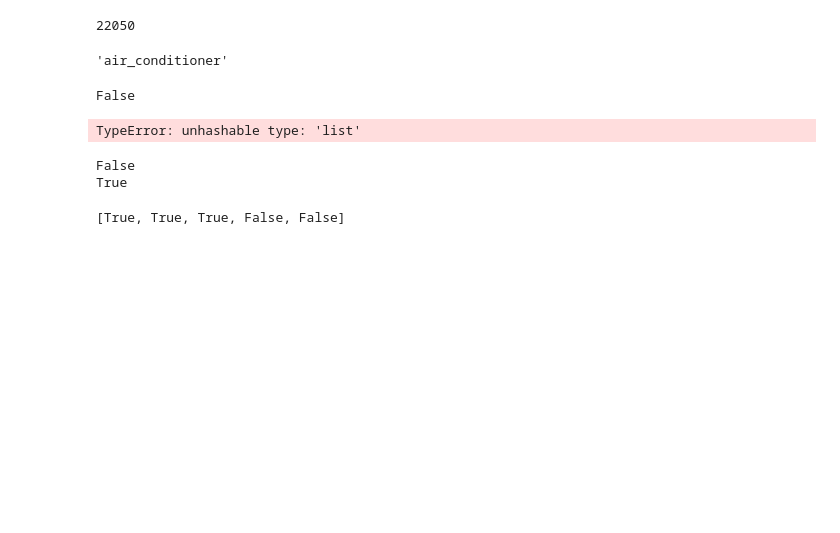
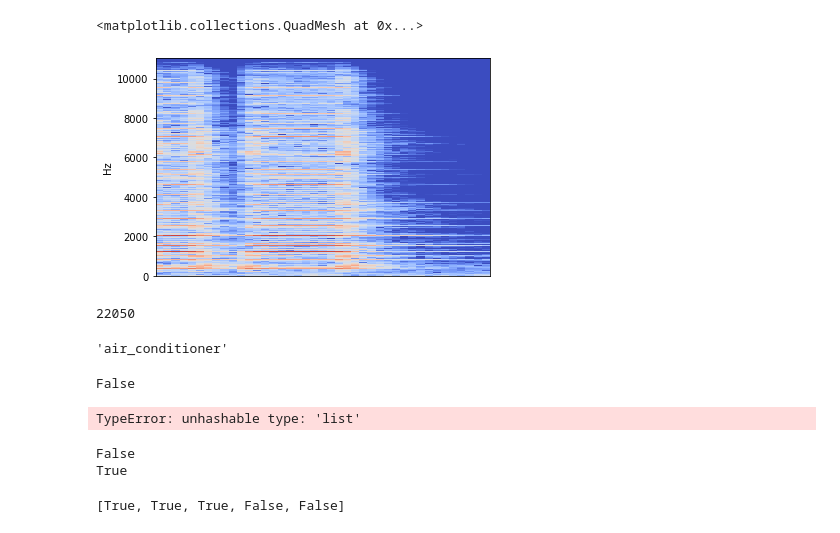
Before and after one commit to tcwhalen/UrbanSoundPS, a Jupyter notebook: EDA.ipynb, the cells around one changed output. Saved outputs shown, nothing was run; the diff lists cells and outputs as text; code cells hidden in the pictures; blank space fills up the shorter version.

```diff
--- a/EDA.ipynb
+++ b/EDA.ipynb
@@ -51,3 +57,9 @@ librosa.display.specshow(phdiff, y_axis='linear')
+# %%
+
+librosa.display.specshow(db1, y_axis='linear')
+# %% [output]
+<matplotlib.collections.QuadMesh at 0x...>
+[figure, added]
 # %%
 csv = pd.read_csv("data/UrbanSound8K.csv")
 # %%
```
Also changed, not shown: parts of 4 cells of this notebook, 2 other files.
